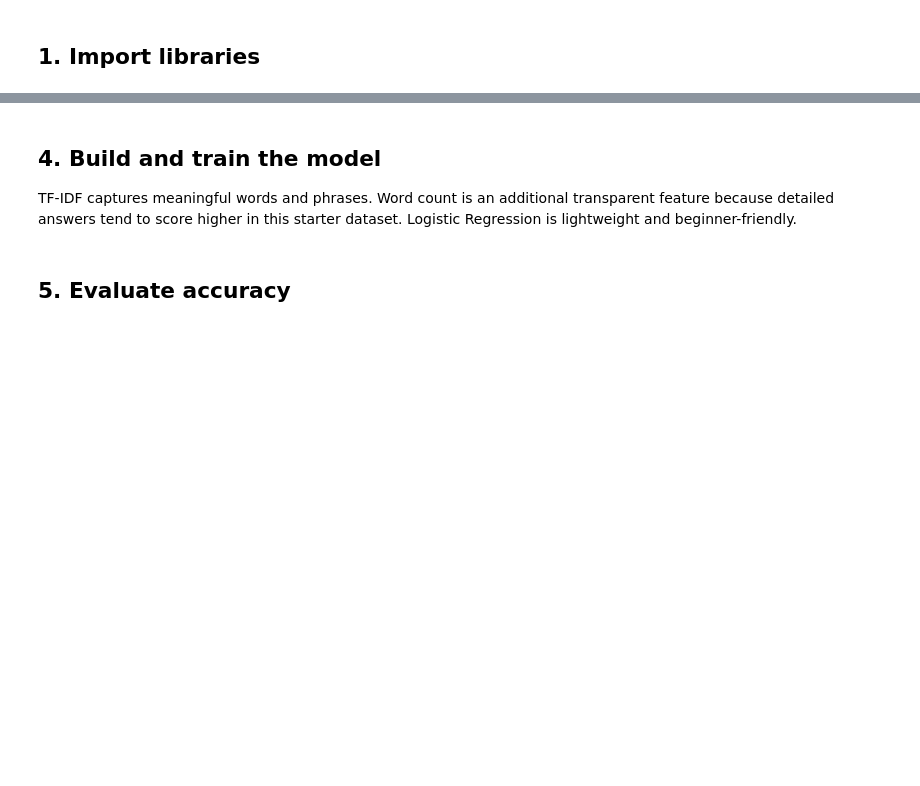
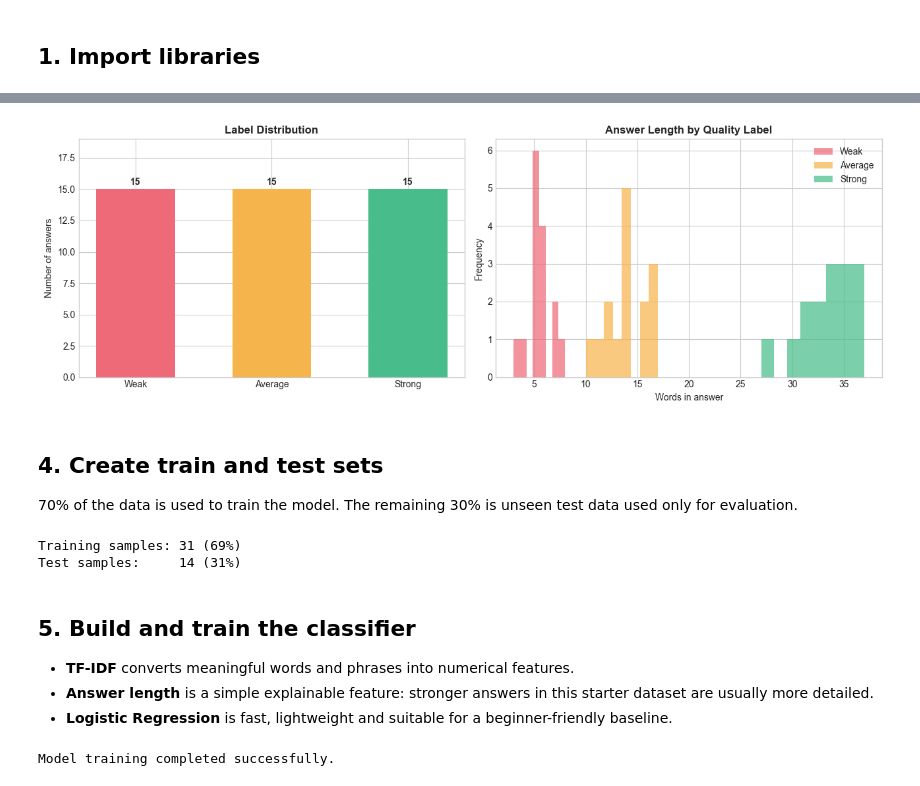
Before and after one commit to shakirul18/InterviewIQ, a Jupyter notebook: InterviewIQ_Model_Training.ipynb, the cells around one changed output, grey strips where cells are left out. Drawn from its saved outputs; the diff is of its cells as text; code cells hidden in the pictures; blank space fills up the shorter version.

Commit message:
Add executed notebook figures and final evaluation

```diff
--- a/InterviewIQ_Model_Training.ipynb
+++ b/InterviewIQ_Model_Training.ipynb
@@ -8,9 +12,13 @@ This notebook trains an explainable classifier using the labelled InterviewIQ da
 from pathlib import Path
 import numpy as np
 import pandas as pd
+import matplotlib.pyplot as plt
 from sklearn.feature_extraction.text import TfidfVectorizer
 from sklearn.linear_model import LogisticRegression
-from sklearn.metrics import accuracy_score, classification_report, confusion_matrix
+from sklearn.metrics import accuracy_score, classification_report, ConfusionMatrixDisplay
 from sklearn.model_selection import train_test_split
 from sklearn.pipeline import FeatureUnion, Pipeline
 from sklearn.preprocessing import FunctionTransformer, StandardScaler
+
+plt.style.use('seaborn-v0_8-whitegrid')
+COLORS = {'weak': '#ef6a78', 'average': '#f6b44c', 'strong': '#48bd8b'}
@@ -20,5 +27,9 @@ The CSV file is included in the project at `data/training_answers.csv`.
 # %%
 DATASET_PATH = Path('data/training_answers.csv')
 data = pd.read_csv(DATASET_PATH)
-print(f'Dataset rows: {len(data)}')
+data['word_count'] = data['answer'].str.split().str.len()
+
+print(f'Dataset path: {DATASET_PATH.resolve()}')
+print(f'Total labelled answers: {len(data)}')
+print(f'Roles included: {data["role"].nunique()}')
 data.head()
@@ -31,14 +49,46 @@ We keep 30% of the answers unseen for testing. `random_state=42` gives the same
+# %%
+label_order = ['weak', 'average', 'strong']
+label_counts = data['label'].value_counts().reindex(label_order)
+
+fig, axes = plt.subplots(1, 2, figsize=(13, 4.5))
+bars = axes[0].bar(label_counts.index.str.title(), label_counts.values, color=[COLORS[x] for x in label_order], width=0.58)
+axes[0].set_title('Label Distribution', fontweight='bold')
+axes[0].set_ylabel('Number of answers')
+axes[0].set_ylim(0, max(label_counts.values) + 4)
+for bar, value in zip(bars, label_counts.values):
+    axes[0].text(bar.get_x() + bar.get_width()/2, value + .35, str(value), ha='center', fontweight='bold')
+
+for label in label_order:
+    values = data.loc[data['label'] == label, 'word_count']
+    axes[1].hist(values, bins=8, alpha=.72, label=label.title(), color=COLORS[label])
+axes[1].set_title('Answer Length by Quality Label', fontweight='bold')
+axes[1].set_xlabel('Words in answer')
+axes[1].set_ylabel('Frequency')
+axes[1].legend()
+plt.tight_layout()
+plt.show()
+# %% [output]
+[figure, added]
+# %% [markdown]
+## 4. Create train and test sets
+70% of the data is used to train the model. The remaining 30% is unseen test data used only for evaluation.
 # %%
 x_train, x_test, y_train, y_test = train_test_split(
-    data['answer'], data['label'],
-    test_size=0.30, random_state=42, stratify=data['label']
+    data['answer'], data['label'], test_size=0.30, random_state=42, stratify=data['label']
 )
-print(f'Training rows: {len(x_train)} | Test rows: {len(x_test)}')
+print(f'Training samples: {len(x_train)} ({len(x_train) / len(data):.0%})')
+print(f'Test samples:     {len(x_test)} ({len(x_test) / len(data):.0%})')
+# %% [output]
+Training samples: 31 (69%)
+Test samples:     14 (31%)
 # %% [markdown]
-## 4. Build and train the model
-TF-IDF captures meaningful words and phrases. Word count is an additional transparent feature because detailed answers tend to score higher in this starter dataset. Logistic Regression is lightweight and beginner-friendly.
+## 5. Build and train the classifier
+- **TF-IDF** converts meaningful words and phrases into numerical features.
+- **Answer length** is a simple explainable feature: stronger answers in this starter dataset are usually more detailed.
+- **Logistic Regression** is fast, lightweight and suitable for a beginner-friendly baseline.
 # %%
 def answer_length(texts):
+    """Return one transparent numeric feature: the number of words."""
     return np.array([[len(str(text).split())] for text in texts])
 
 model = Pipeline([
@@ -53,6 +103,6 @@ model = Pipeline([
 ])
 
 model.fit(x_train, y_train)
-print('Training complete.')
+print('Model training completed successfully.')
+# %% [output]
+Model training completed successfully.
-# %% [markdown]
-## 5. Evaluate accuracy
```
Also changed, not shown: parts of 15 cells of this notebook, 1 other file.
